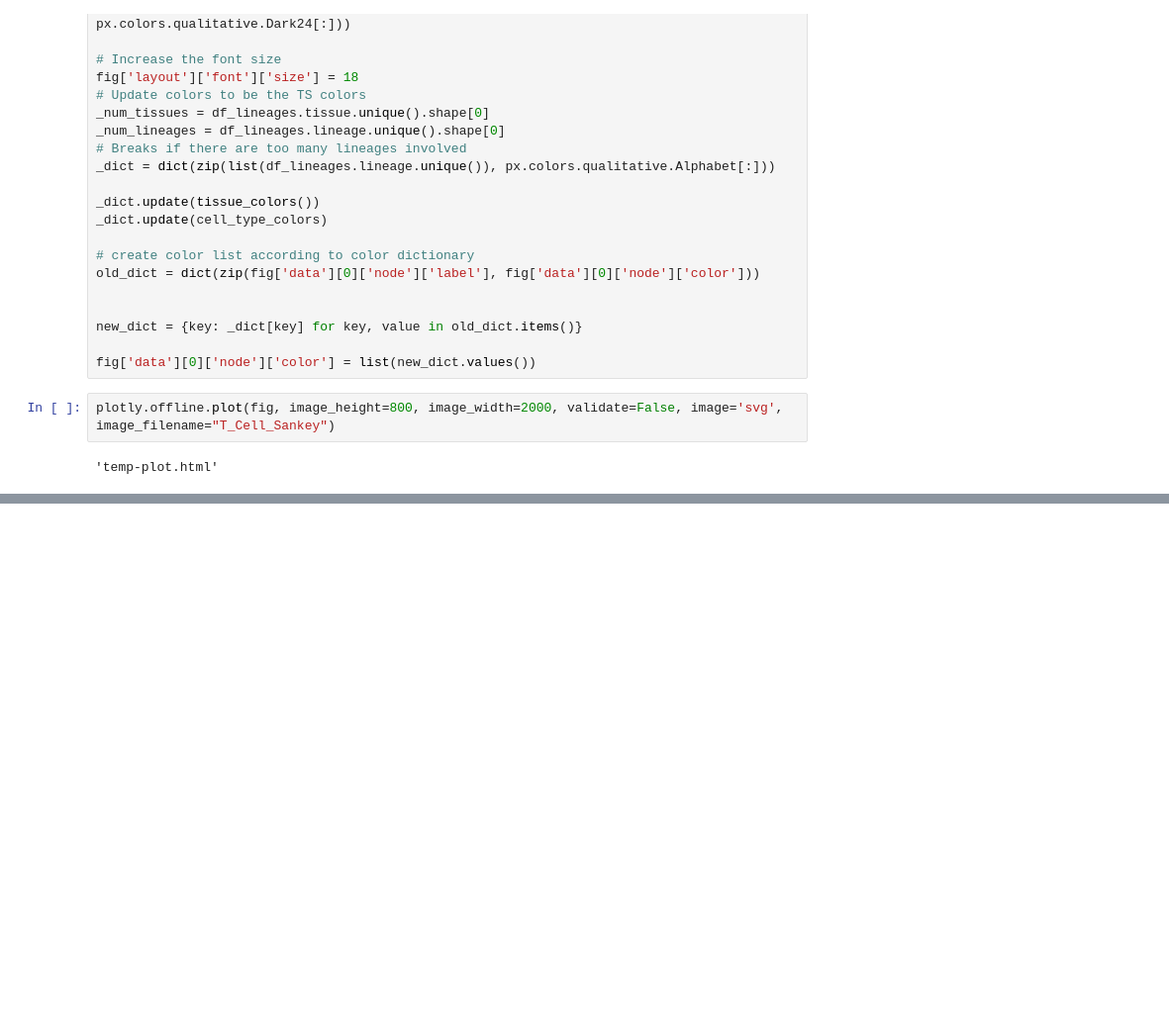
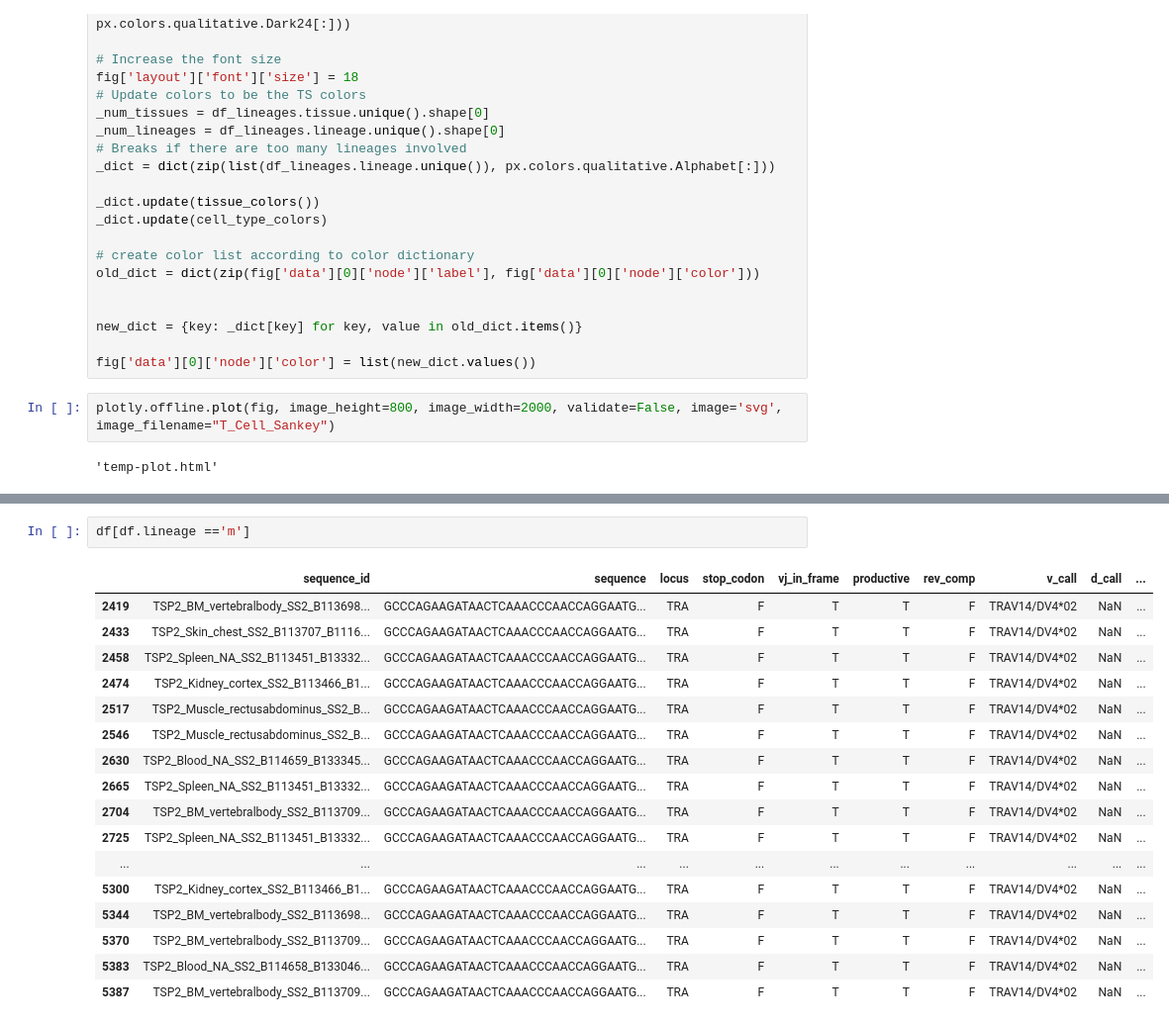
Before and after one commit to michael-swift/tsp-immune-analysis, a Jupyter notebook: notebooks/clonality/Clonality_Data_TCRs.ipynb, the cells around one changed output, grey strips where cells are left out. Shown: that part at 99% size. Drawn from its saved outputs; the diff is of its cells as text; blank space fills up the shorter version.

```diff
--- a/notebooks/clonality/Clonality_Data_TCRs.ipynb
+++ b/notebooks/clonality/Clonality_Data_TCRs.ipynb
@@ -585,0 +605,20 @@ plotly.offline.plot(fig, image_height=800, image_width=2000, validate=False, ima
+# %%
+df[df.lineage =='m']
+# %% [output]
+|  | sequence_id | sequence | locus | stop_codon | vj_in_frame | productive | rev_comp | v_call | d_call | ... |
+| 2419 | TSP2_BM_vertebralbody_SS2_B113698... | GCCCAGAAGATAACTCAAACCCAACCAGGAATG... | TRA | F | T | T | F | TRAV14/DV4*02 | NaN | ... |
+| 2433 | TSP2_Skin_chest_SS2_B113707_B1116... | GCCCAGAAGATAACTCAAACCCAACCAGGAATG... | TRA | F | T | T | F | TRAV14/DV4*02 | NaN | ... |
+| 2458 | TSP2_Spleen_NA_SS2_B113451_B13332... | GCCCAGAAGATAACTCAAACCCAACCAGGAATG... | TRA | F | T | T | F | TRAV14/DV4*02 | NaN | ... |
+| 2474 | TSP2_Kidney_cortex_SS2_B113466_B1... | GCCCAGAAGATAACTCAAACCCAACCAGGAATG... | TRA | F | T | T | F | TRAV14/DV4*02 | NaN | ... |
+| 2517 | TSP2_Muscle_rectusabdominus_SS2_B... | GCCCAGAAGATAACTCAAACCCAACCAGGAATG... | TRA | F | T | T | F | TRAV14/DV4*02 | NaN | ... |
+| 2546 | TSP2_Muscle_rectusabdominus_SS2_B... | GCCCAGAAGATAACTCAAACCCAACCAGGAATG... | TRA | F | T | T | F | TRAV14/DV4*02 | NaN | ... |
+| 2630 | TSP2_Blood_NA_SS2_B114659_B133345... | GCCCAGAAGATAACTCAAACCCAACCAGGAATG... | TRA | F | T | T | F | TRAV14/DV4*02 | NaN | ... |
+| 2665 | TSP2_Spleen_NA_SS2_B113451_B13332... | GCCCAGAAGATAACTCAAACCCAACCAGGAATG... | TRA | F | T | T | F | TRAV14/DV4*02 | NaN | ... |
+| 2704 | TSP2_BM_vertebralbody_SS2_B113709... | GCCCAGAAGATAACTCAAACCCAACCAGGAATG... | TRA | F | T | T | F | TRAV14/DV4*02 | NaN | ... |
+| 2725 | TSP2_Spleen_NA_SS2_B113451_B13332... | GCCCAGAAGATAACTCAAACCCAACCAGGAATG... | TRA | F | T | T | F | TRAV14/DV4*02 | NaN | ... |
+| ... | ... | ... | ... | ... | ... | ... | ... | ... | ... | ... |
+| 5300 | TSP2_Kidney_cortex_SS2_B113466_B1... | GCCCAGAAGATAACTCAAACCCAACCAGGAATG... | TRA | F | T | T | F | TRAV14/DV4*02 | NaN | ... |
+| 5344 | TSP2_BM_vertebralbody_SS2_B113698... | GCCCAGAAGATAACTCAAACCCAACCAGGAATG... | TRA | F | T | T | F | TRAV14/DV4*02 | NaN | ... |
+| 5370 | TSP2_BM_vertebralbody_SS2_B113709... | GCCCAGAAGATAACTCAAACCCAACCAGGAATG... | TRA | F | T | T | F | TRAV14/DV4*02 | NaN | ... |
+| 5383 | TSP2_Blood_NA_SS2_B114658_B133046... | GCCCAGAAGATAACTCAAACCCAACCAGGAATG... | TRA | F | T | T | F | TRAV14/DV4*02 | NaN | ... |
+| 5387 | TSP2_BM_vertebralbody_SS2_B113709... | GCCCAGAAGATAACTCAAACCCAACCAGGAATG... | TRA | F | T | T | F | TRAV14/DV4*02 | NaN | ... |
```
Also changed, not shown: parts of 7 cells of this notebook, 7 other files.
